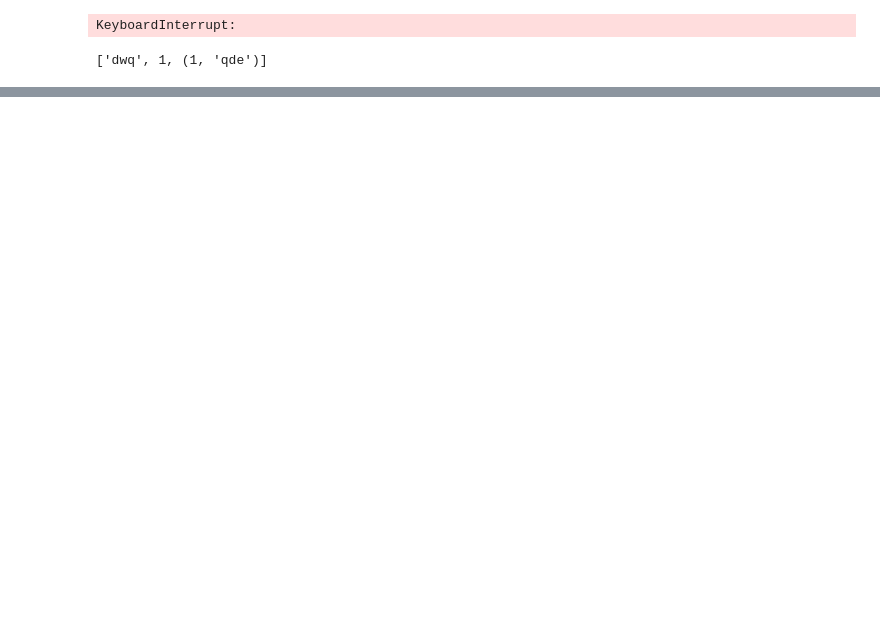
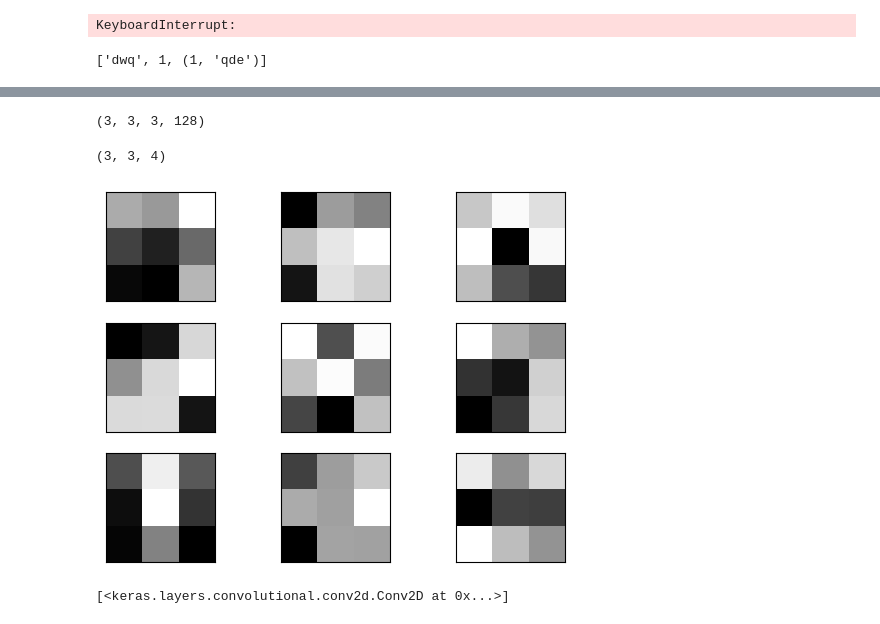
Before and after one commit to fagner02/RealFakeClassification, a Jupyter notebook: project.ipynb, the cells around one changed output, grey strips where cells are left out. Cells and saved outputs as stored; diff of their text form; code cells hidden in the pictures; blank space fills up the shorter version.

Commit message:
plot cnn filters

```diff
--- a/project.ipynb
+++ b/project.ipynb
@@ -232,6 +235,6 @@ ann_model.add(Dense(2, activation="sigmoid"))
 # %%
 ann_model.compile(optimizer=Adamax(), loss=SparseCategoricalCrossentropy(), metrics=["accuracy"])
 # %%
-ann_model.fit(flat_train_x, train_y,epochs=5)
+ann_model.fit(aux_train_x, aux_train_y,epochs=5, validation_split=0.2)
 # %% [output]
 Epoch 1/5
@@ -275,2 +297,0 @@ NameError: name 'cnn_model' is not defined
-# %%
-cnn_model.fit(train_x, train_y, epochs=5)
@@ -298,0 +298,2 @@ Epoch 10/10
+# %%
+cnn_model.fit(aux_train_x.reshape((len(aux_train_x),32,32,3)), aux_train_y, epochs=5)
@@ -304,3 +317,32 @@ cnn_model.evaluate(test_x, test_y)
+# %%
+filters, bias = cnn_model.layers[0].get_weights()
+# %%
+filters.shape
+# %% [output]
+(3, 3, 3, 128)
+# %%
+np.shape(np.flip(filters[:,:,0,0:4]))
+# %% [output]
+(3, 3, 4)
+# %%
+for i in range(1,10):
+    plt.subplot(3,3,i)
+    f = filters[:,:,0,i-1]
+    mn, mx = (f.min(), f.max())
+    if mn < 0:
+        mn *= -1
+    else:
+        mn = 0
+    f = (f + mn) / (mn+mx)
+    plt.xticks([])
+    plt.yticks([])
+    plt.imshow(f, cmap="gray")
+# %% [output]
+[figure, added]
 # %%
 if not os.path.exists('cnn_model.txt'):
     cnn_model.save("cnn_model.txt")
+# %%
+cnn_model.layers[:1]
+# %% [output]
+[<keras.layers.convolutional.conv2d.Conv2D at 0x...>]
```
Also changed, not shown: parts of 16 cells of this notebook.
